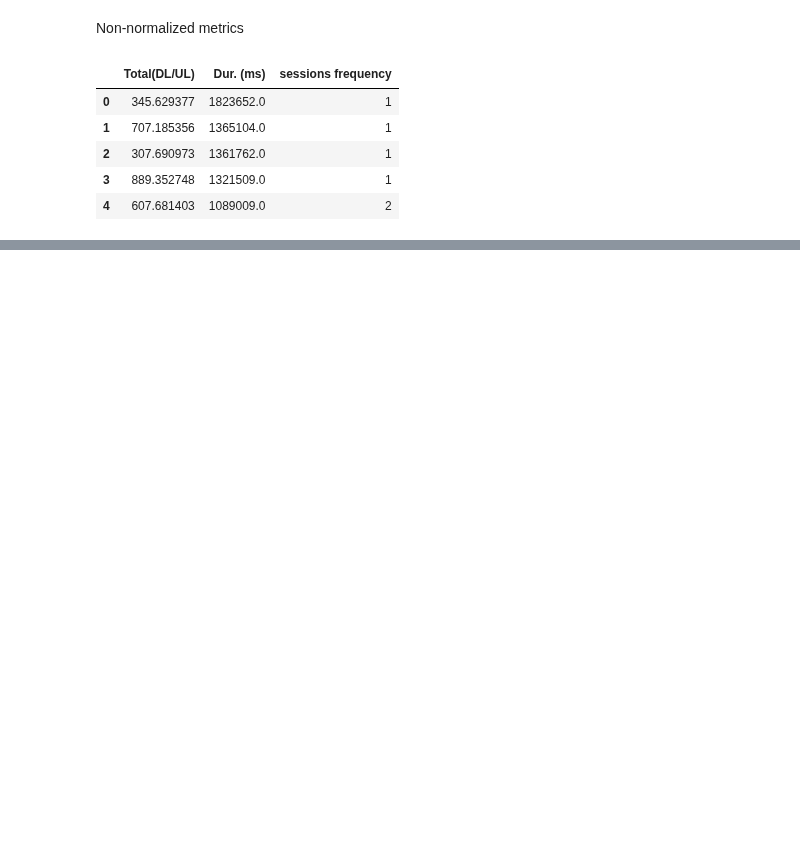
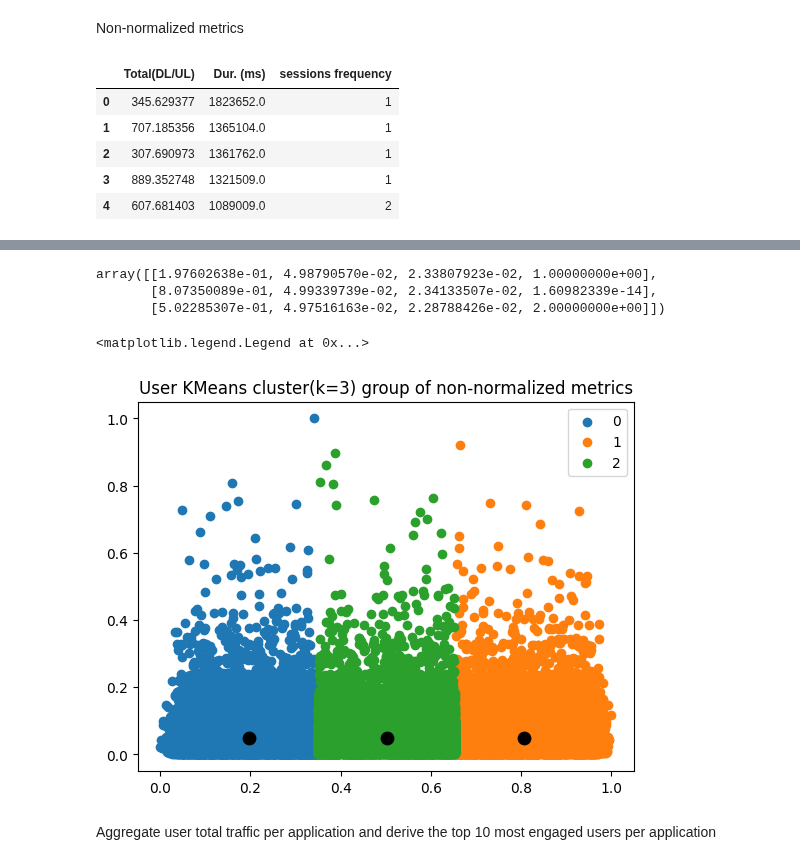
Before and after one commit to nahomHmichael/Telecom-User-Analytics, a Jupyter notebook: notebooks/user_engagement_analysis.ipynb, the cells around one changed output, grey strips where cells are left out. Drawn from its saved outputs; the diff is of its cells as text; code cells hidden in the pictures; blank space fills up the shorter version.

Commit message:
Finishing: User_engagement_analysis

```diff
--- a/notebooks/user_engagement_analysis.ipynb
+++ b/notebooks/user_engagement_analysis.ipynb
@@ -390,3 +392,7 @@ non_normal_df2.head()
 | 2 | 307.690973 | 1361762.0 | 1 |
 | 3 | 889.352748 | 1321509.0 | 1 |
 | 4 | 607.681403 | 1089009.0 | 2 |
+# %%
+kmeans = KMeans(n_clusters = 3, init='k-means++')
+kmeans.fit(non_normal_df2)
+label = kmeans.predict(non_normal_df2)
@@ -392,0 +413,21 @@ non_normal_df2.head()
+# %%
+centroids
+# %% [output]
+array([[1.97602638e-01, 4.98790570e-02, 2.33807923e-02, 1.00000000e+00],
+       [8.07350089e-01, 4.99339739e-02, 2.34133507e-02, 1.60982339e-14],
+       [5.02285307e-01, 4.97516163e-02, 2.28788426e-02, 2.00000000e+00]])
+# %%
+u_labels = np.unique(label)
+centroids = kmeans.cluster_centers_
+# %%
+# plot
+plt.title('User KMeans cluster(k=3) group of non-normalized metrics')
+for i in u_labels:
+    plt.scatter(normal_df[label == i].iloc[:,0] , normal_df[label == i].iloc[:,1], label = i)
+plt.scatter(centroids[:,0] , centroids[:,1] , s = 80, color = 'black')
+plt.legend()
+# %% [output]
+<matplotlib.legend.Legend at 0x...>
+[figure, added]
+# %% [markdown]
+Aggregate user total traffic per application and derive the top 10 most engaged users per application
```
Also changed, not shown: parts of 44 cells of this notebook, 1 other file.
